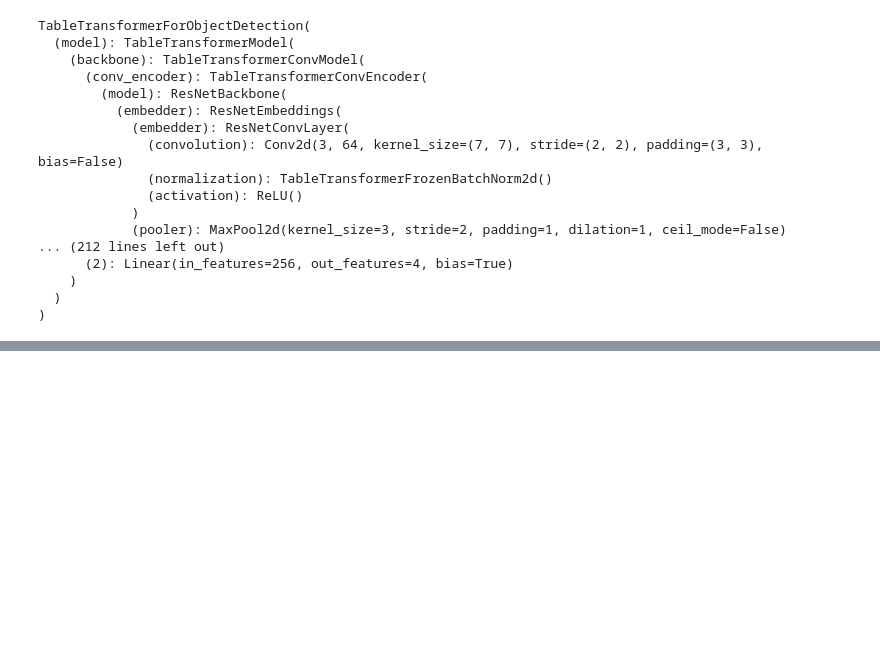
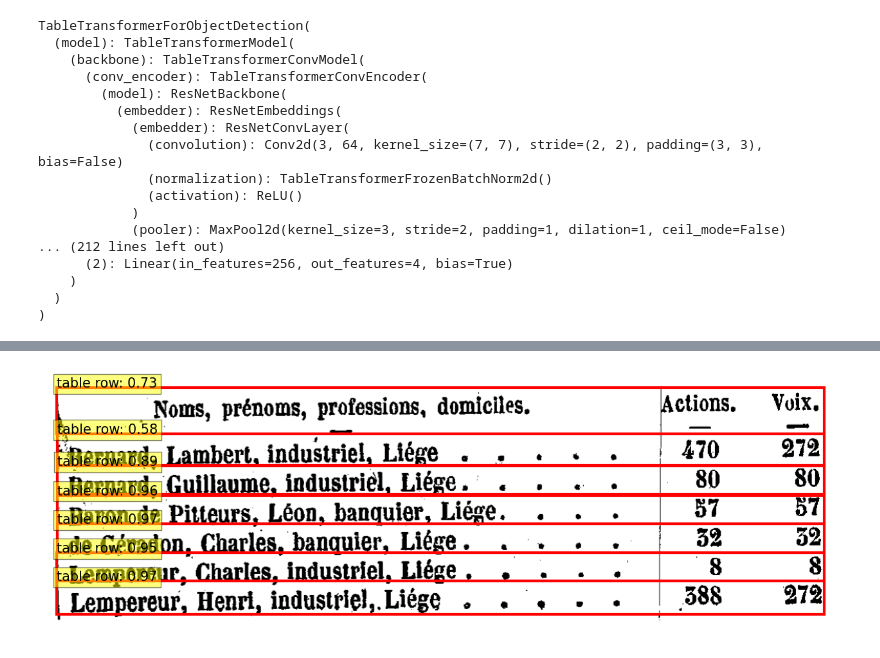
Before and after one commit to GhentCDH/BelHisFirm-BelHisHAAI, a Jupyter notebook: experiments/09_TableTransformer.ipynb, the cells around one changed output, grey strips where cells are left out. Cells and saved outputs as stored; diff of their text form; code cells hidden in the pictures; blank space fills up the shorter version.

```diff
--- a/experiments/09_TableTransformer.ipynb
+++ b/experiments/09_TableTransformer.ipynb
@@ -58,0 +117,28 @@ print(pixel_values.shape)
+# %%
+def plot_results(cells, class_to_visualize):
+
+    if class_to_visualize not in structure_model.config.id2label.values():
+      raise ValueError("Class should be one of the available classes")
+
+    plt.figure(figsize=(16,10))
+    plt.imshow(cropped_table)
+    ax = plt.gca()
+
+    for cell in cells:
+        score = cell["score"]
+        bbox = cell["bbox"]
+        label = cell["label"]
+
+
+        if label == class_to_visualize:
+          xmin, ymin, xmax, ymax = tuple(bbox)
+
+          ax.add_patch(plt.Rectangle((xmin, ymin), xmax - xmin, ymax - ymin, fill=False, color="red", linewidth=3))
+          text = f'{cell["label"]}: {score:0.2f}'
+          ax.text(xmin, ymin, text, fontsize=15,
+                  bbox=dict(facecolor='yellow', alpha=0.5))
+          plt.axis('off')
+# %%
+plot_results(cells, class_to_visualize="table row")
+# %% [output]
+[figure, added]
```
Also changed, not shown: parts of 15 cells of this notebook, 1 other file.
